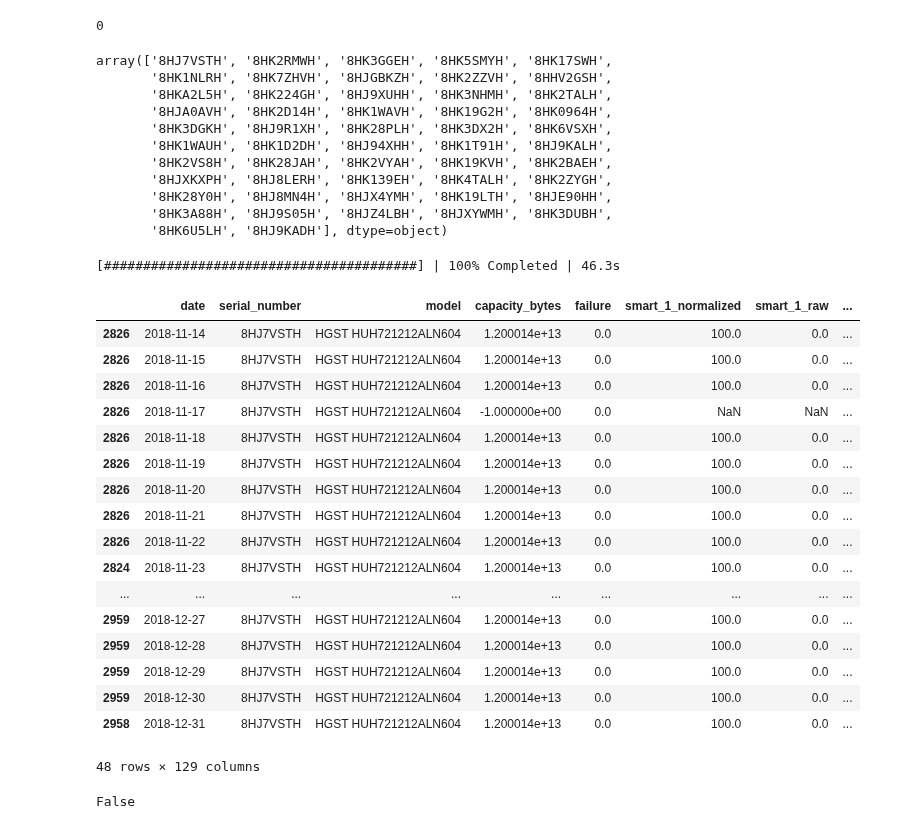
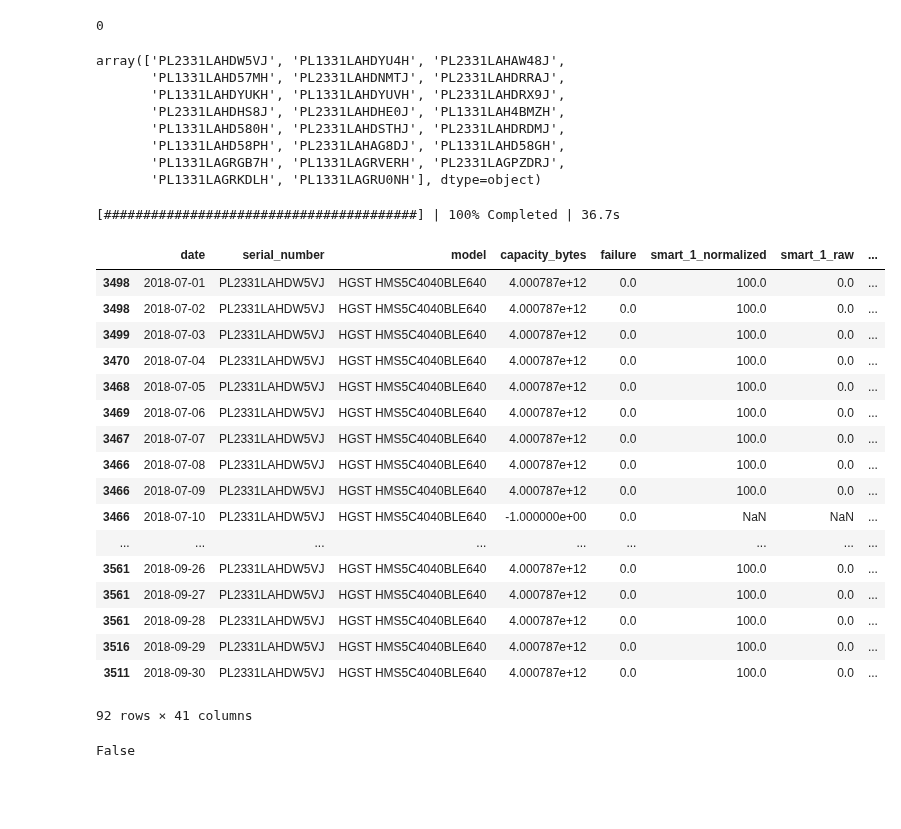
Before and after one commit to aicoe-aiops/ceph_drive_failure, a Jupyter notebook: data_cleaner_hgst.ipynb, the cells around one changed output. Drawn from its saved outputs; the diff is of its cells as text; code cells hidden in the pictures; blank space fills up the shorter version.

```diff
--- a/data_cleaner_hgst.ipynb
+++ b/data_cleaner_hgst.ipynb
@@ -156,7 +156,7 @@ custom_dtypes = {
 }
 # %%
 # read all the data into one dataframe
-DATA_DIR = '/home/kachauha/Downloads/data_Q4_2018'
+DATA_DIR = '/home/kachauha/Downloads/data_Q3_2018'
 df = dd.read_csv(os.path.join(DATA_DIR, '*.csv'), dtype=custom_dtypes)
 # %%
 # get the hgst data
@@ -300,6 +262,6 @@ def get_nan_count_percent(df, divisor=None):
 # %%
 # how bad is the nan situation for critical columns? get counts as a percent of total
-hgst_nans = get_nan_count_percent(clean_df, num_total_datapts)
+hgst_nans = utils.get_nan_count_percent(clean_df, num_total_datapts)
 
 ###################################################################
 # # this chunk of code is used to get cols with the same percent of
@@ -421,40 +383,37 @@ len(nan193_df[nan193_df['failure']==1])
 nan193_sers = nan193_df['serial_number'].unique()
 nan193_sers
 # %% [output]
-array(['8HJ7VSTH', '8HK2RMWH', '8HK3GGEH', '8HK5SMYH', '8HK17SWH',
-       '8HK1NLRH', '8HK7ZHVH', '8HJGBKZH', '8HK2ZZVH', '8HHV2GSH',
-       '8HKA2L5H', '8HK224GH', '8HJ9XUHH', '8HK3NHMH', '8HK2TALH',
-       '8HJA0AVH', '8HK2D14H', '8HK1WAVH', '8HK19G2H', '8HK0964H',
-       '8HK3DGKH', '8HJ9R1XH', '8HK28PLH', '8HK3DX2H', '8HK6VSXH',
-       '8HK1WAUH', '8HK1D2DH', '8HJ94XHH', '8HK1T91H', '8HJ9KALH',
-       '8HK2VS8H', '8HK28JAH', '8HK2VYAH', '8HK19KVH', '8HK2BAEH',
-       '8HJXKXPH', '8HJ8LERH', '8HK139EH', '8HK4TALH', '8HK2ZYGH',
-       '8HK28Y0H', '8HJ8MN4H', '8HJX4YMH', '8HK19LTH', '8HJE90HH',
-       '8HK3A88H', '8HJ9S05H', '8HJZ4LBH', '8HJXYWMH', '8HK3DUBH',
-       '8HK6U5LH', '8HJ9KADH'], dtype=object)
+array(['PL2331LAHDW5VJ', 'PL1331LAHDYU4H', 'PL2331LAHAW48J',
+       'PL1331LAHD57MH', 'PL2331LAHDNMTJ', 'PL2331LAHDRRAJ',
+       'PL1331LAHDYUKH', 'PL1331LAHDYUVH', 'PL2331LAHDRX9J',
+       'PL2331LAHDHS8J', 'PL2331LAHDHE0J', 'PL1331LAH4BMZH',
+       'PL1331LAHD580H', 'PL2331LAHDSTHJ', 'PL2331LAHDRDMJ',
+       'PL1331LAHD58PH', 'PL2331LAHAG8DJ', 'PL1331LAHD58GH',
+       'PL1331LAGRGB7H', 'PL1331LAGRVERH', 'PL2331LAGPZDRJ',
+       'PL1331LAGRKDLH', 'PL1331LAGRU0NH'], dtype=object)
 # %%
 # inspect samples one by one to see if there is anything we need to consider before filling nans
-clean_df[clean_df['serial_number']=='8HJ7VSTH'].compute()
+clean_df[clean_df['serial_number']=='PL2331LAHDW5VJ'].compute()
 # %% [output]
-[########################################] | 100% Completed | 46.3s
+[########################################] | 100% Completed | 36.7s
 |  | date | serial_number | model | capacity_bytes | failure | smart_1_normalized | smart_1_raw | ... |
-| 2826 | 2018-11-14 | 8HJ7VSTH | HGST HUH721212ALN604 | 1.200014e+13 | 0.0 | 100.0 | 0.0 | ... |
-| 2826 | 2018-11-15 | 8HJ7VSTH | HGST HUH721212ALN604 | 1.200014e+13 | 0.0 | 100.0 | 0.0 | ... |
-| 2826 | 2018-11-16 | 8HJ7VSTH | HGST HUH721212ALN604 | 1.200014e+13 | 0.0 | 100.0 | 0.0 | ... |
-| 2826 | 2018-11-17 | 8HJ7VSTH | HGST HUH721212ALN604 | -1.000000e+00 | 0.0 | NaN | NaN | ... |
-| 2826 | 2018-11-18 | 8HJ7VSTH | HGST HUH721212ALN604 | 1.200014e+13 | 0.0 | 100.0 | 0.0 | ... |
-| 2826 | 2018-11-19 | 8HJ7VSTH | HGST HUH721212ALN604 | 1.200014e+13 | 0.0 | 100.0 | 0.0 | ... |
-| 2826 | 2018-11-20 | 8HJ7VSTH | HGST HUH721212ALN604 | 1.200014e+13 | 0.0 | 100.0 | 0.0 | ... |
-| 2826 | 2018-11-21 | 8HJ7VSTH | HGST HUH721212ALN604 | 1.200014e+13 | 0.0 | 100.0 | 0.0 | ... |
-| 2826 | 2018-11-22 | 8HJ7VSTH | HGST HUH721212ALN604 | 1.200014e+13 | 0.0 | 100.0 | 0.0 | ... |
-| 2824 | 2018-11-23 | 8HJ7VSTH | HGST HUH721212ALN604 | 1.200014e+13 | 0.0 | 100.0 | 0.0 | ... |
+| 3498 | 2018-07-01 | PL2331LAHDW5VJ | HGST HMS5C4040BLE640 | 4.000787e+12 | 0.0 | 100.0 | 0.0 | ... |
+| 3498 | 2018-07-02 | PL2331LAHDW5VJ | HGST HMS5C4040BLE640 | 4.000787e+12 | 0.0 | 100.0 | 0.0 | ... |
+| 3499 | 2018-07-03 | PL2331LAHDW5VJ | HGST HMS5C4040BLE640 | 4.000787e+12 | 0.0 | 100.0 | 0.0 | ... |
+| 3470 | 2018-07-04 | PL2331LAHDW5VJ | HGST HMS5C4040BLE640 | 4.000787e+12 | 0.0 | 100.0 | 0.0 | ... |
+| 3468 | 2018-07-05 | PL2331LAHDW5VJ | HGST HMS5C4040BLE640 | 4.000787e+12 | 0.0 | 100.0 | 0.0 | ... |
+| 3469 | 2018-07-06 | PL2331LAHDW5VJ | HGST HMS5C4040BLE640 | 4.000787e+12 | 0.0 | 100.0 | 0.0 | ... |
+| 3467 | 2018-07-07 | PL2331LAHDW5VJ | HGST HMS5C4040BLE640 | 4.000787e+12 | 0.0 | 100.0 | 0.0 | ... |
+| 3466 | 2018-07-08 | PL2331LAHDW5VJ | HGST HMS5C4040BLE640 | 4.000787e+12 | 0.0 | 100.0 | 0.0 | ... |
+| 3466 | 2018-07-09 | PL2331LAHDW5VJ | HGST HMS5C4040BLE640 | 4.000787e+12 | 0.0 | 100.0 | 0.0 | ... |
+| 3466 | 2018-07-10 | PL2331LAHDW5VJ | HGST HMS5C4040BLE640 | -1.000000e+00 | 0.0 | NaN | NaN | ... |
 | ... | ... | ... | ... | ... | ... | ... | ... | ... |
-| 2959 | 2018-12-27 | 8HJ7VSTH | HGST HUH721212ALN604 | 1.200014e+13 | 0.0 | 100.0 | 0.0 | ... |
-| 2959 | 2018-12-28 | 8HJ7VSTH | HGST HUH721212ALN604 | 1.200014e+13 | 0.0 | 100.0 | 0.0 | ... |
-| 2959 | 2018-12-29 | 8HJ7VSTH | HGST HUH721212ALN604 | 1.200014e+13 | 0.0 | 100.0 | 0.0 | ... |
-| 2959 | 2018-12-30 | 8HJ7VSTH | HGST HUH721212ALN604 | 1.200014e+13 | 0.0 | 100.0 | 0.0 | ... |
-| 2958 | 2018-12-31 | 8HJ7VSTH | HGST HUH721212ALN604 | 1.200014e+13 | 0.0 | 100.0 | 0.0 | ... |
+| 3561 | 2018-09-26 | PL2331LAHDW5VJ | HGST HMS5C4040BLE640 | 4.000787e+12 | 0.0 | 100.0 | 0.0 | ... |
+| 3561 | 2018-09-27 | PL2331LAHDW5VJ | HGST HMS5C4040BLE640 | 4.000787e+12 | 0.0 | 100.0 | 0.0 | ... |
+| 3561 | 2018-09-28 | PL2331LAHDW5VJ | HGST HMS5C4040BLE640 | 4.000787e+12 | 0.0 | 100.0 | 0.0 | ... |
+| 3516 | 2018-09-29 | PL2331LAHDW5VJ | HGST HMS5C4040BLE640 | 4.000787e+12 | 0.0 | 100.0 | 0.0 | ... |
+| 3511 | 2018-09-30 | PL2331LAHDW5VJ | HGST HMS5C4040BLE640 | 4.000787e+12 | 0.0 | 100.0 | 0.0 | ... |
-48 rows × 129 columns
+92 rows × 41 columns
 # %%
 # get the number of rows that contain nan values, for each group
 ser_nanpercent = nan193_df[['date', 'serial_number', 'smart_193_raw']].groupby('serial_number').apply(lambda group: group['smart_193_raw'].isna().sum() / group.shape[0])
```
Also changed, not shown: parts of 28 cells of this notebook.
